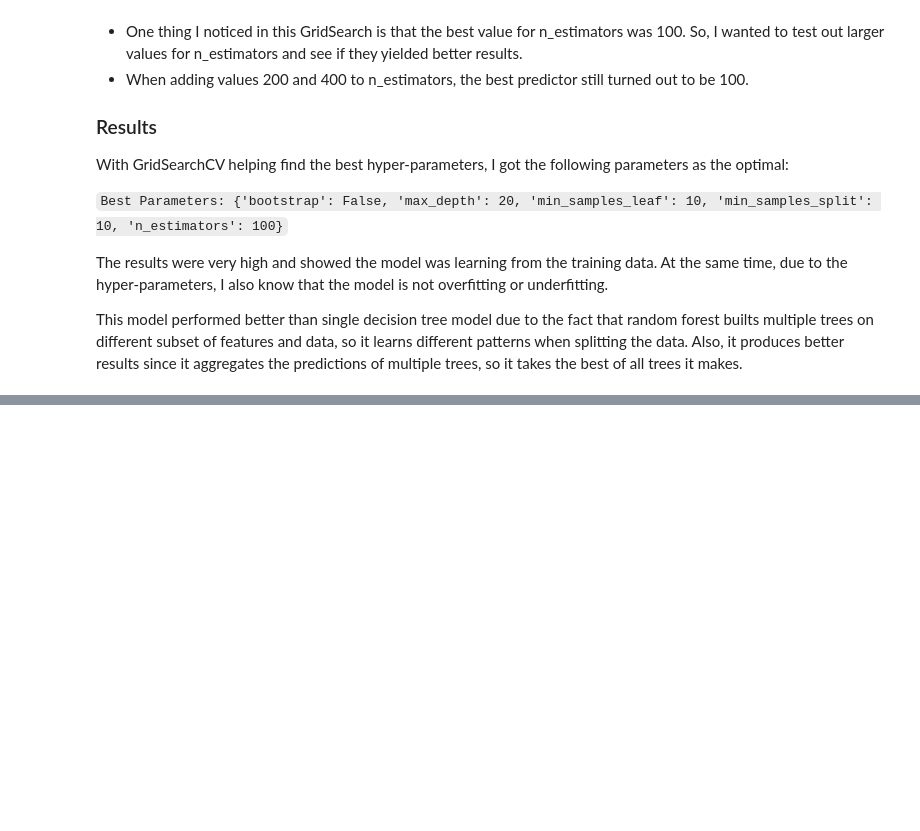
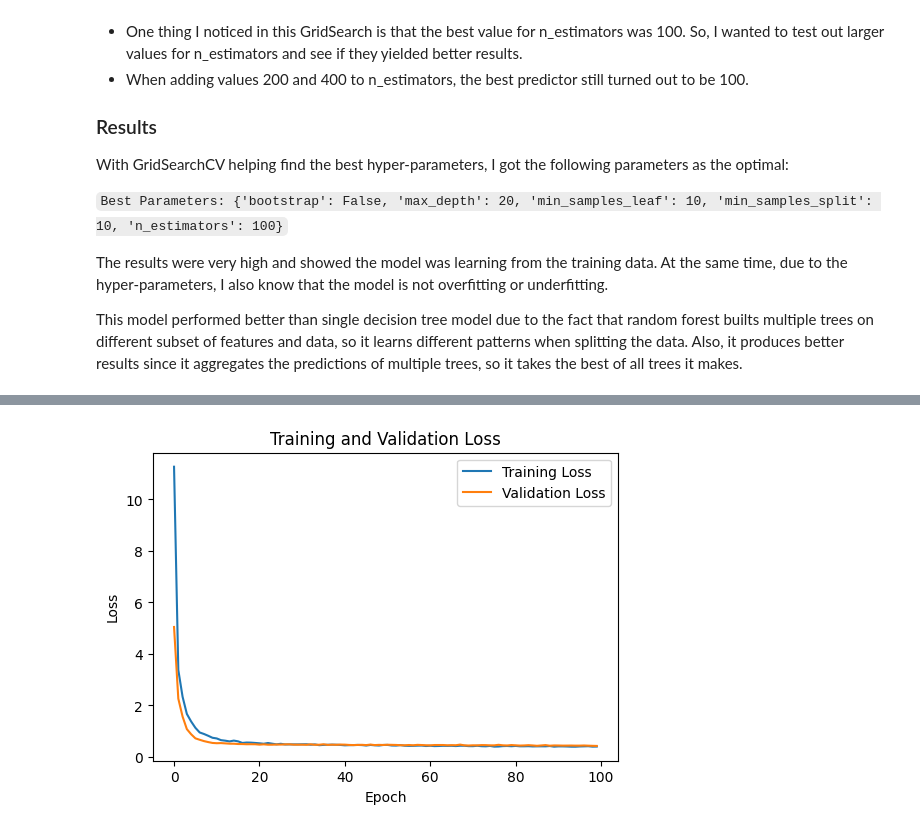
Before and after one commit to AdithyaViswanathan1/Fetal-Health-Classification, a Jupyter notebook: notebooks/modeling.ipynb, the cells around one changed output, grey strips where cells are left out. Cells and saved outputs as stored; diff of their text form; code cells hidden in the pictures; blank space fills up the shorter version.

```diff
--- a/notebooks/modeling.ipynb
+++ b/notebooks/modeling.ipynb
@@ -244,0 +252,9 @@ This model performed better than single decision tree model due to the fact that
+# %%
+ada = AdaBoostClassifier(estimator=dt_model)
+ada_param_grid = {
+    'base_estimator__max_depth': [3, 5, 7],
+    'n_estimators': [50, 100, 200],
+    'learning_rate': [0.01, 0.1, 0.5, 1.0]
+}
+grid_search = GridSearchCV(estimator=ada, param_grid=ada_param_grid, cv=5, n_jobs=-1, verbose=0, scoring='recall_weighted')
+grid_search.fit(x_train, y_train)
@@ -244,0 +303,19 @@ This model performed better than single decision tree model due to the fact that
+# %%
+y_train = to_categorical(y_train - 1)
+# y_test = to_categorical(y_test - 1)
+# %%
+nn_model = Sequential()
+nn_model.add(Dense(8, input_dim=x_train.shape[1], activation='relu'))
+nn_model.add(Dense(32, activation='relu'))
+nn_model.add(Dropout(0.5))
+nn_model.add(Dense(32, activation='relu'))
+nn_model.add(Dense(3, activation='softmax'))
+nn_model.compile(optimizer='adam', loss='categorical_crossentropy', metrics=[tf.keras.metrics.Recall()])
+# %%
+early_stopping = EarlyStopping(monitor='val_loss', patience=20)
+history = nn_model.fit(x_train, y_train,
+                    epochs=100,
+                    #batch_size=32,
+                    validation_split=0.2,
+                    callbacks=[early_stopping],
+                    verbose=1)
@@ -244,0 +340,11 @@ This model performed better than single decision tree model due to the fact that
+# %%
+plt.figure(figsize=(6, 4))
+plt.plot(history.history['loss'], label='Training Loss')
+plt.plot(history.history['val_loss'], label='Validation Loss')
+plt.xlabel('Epoch')
+plt.ylabel('Loss')
+plt.title('Training and Validation Loss')
+plt.legend()
+plt.show()
+# %% [output]
+[figure, added]
```
Also changed, not shown: parts of 13 cells of this notebook, 4 other files.
